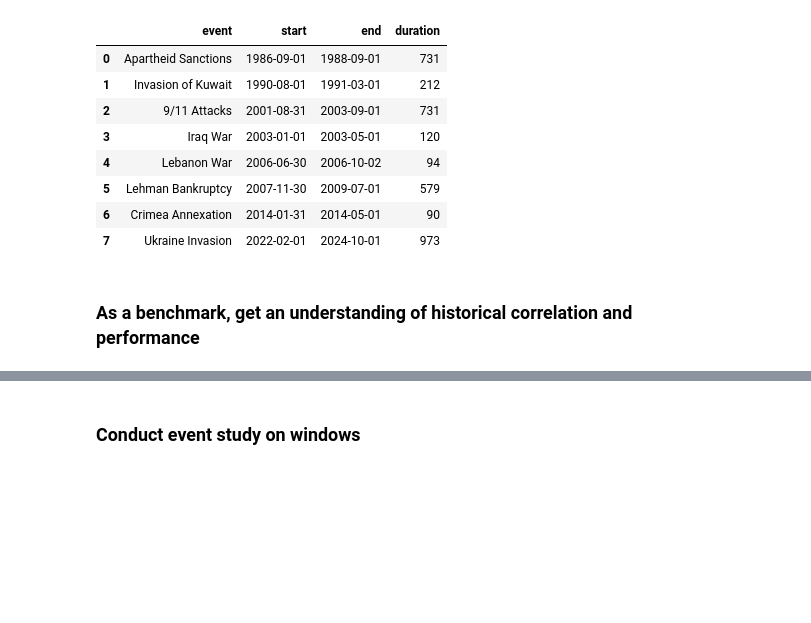
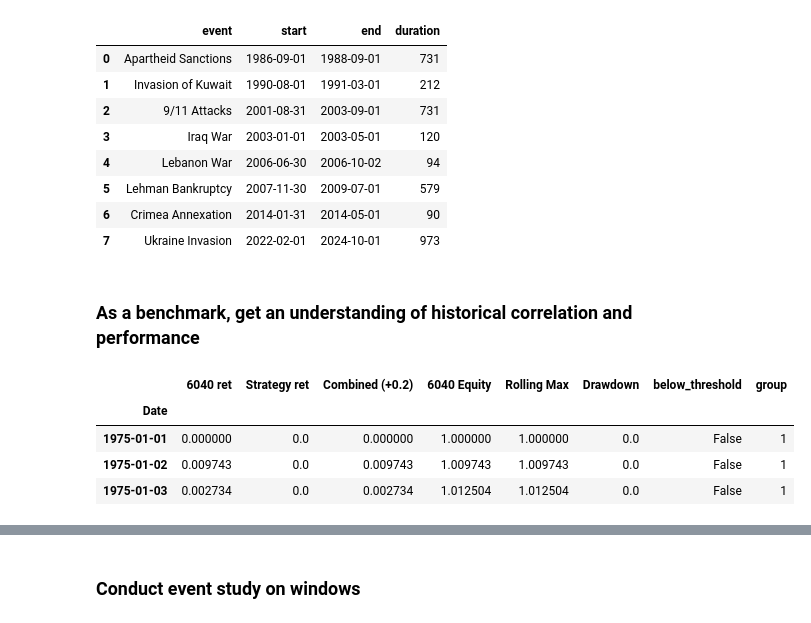
Before and after one commit to MarkAngeloMP/Low-Tide-Capital-Management, a Jupyter notebook: src/event_study.ipynb, the cells around one changed output, grey strips where cells are left out. Saved outputs shown, nothing was run; the diff lists cells and outputs as text; code cells hidden in the pictures; blank space fills up the shorter version.

Commit message:
updated rolling_corr function and created a script for event study

```diff
--- a/src/event_study.ipynb
+++ b/src/event_study.ipynb
@@ -136,3 +134,12 @@ pnl = pnl[['6040 ret', 'Strategy ret', 'Combined (+0.2)']]
+# %%
+display(pnl.iloc[0:3])
+pnl = pnl[['6040 ret', 'Strategy ret', 'Combined (+0.2)']]
+# %% [output]
+|  | 6040 ret | Strategy ret | Combined (+0.2) | 6040 Equity | Rolling Max | Drawdown | below_threshold | group |
+| Date |  |  |  |  |  |  |  |  |
+| 1975-01-01 | 0.000000 | 0.0 | 0.000000 | 1.000000 | 1.000000 | 0.0 | False | 1 |
+| 1975-01-02 | 0.009743 | 0.0 | 0.009743 | 1.009743 | 1.009743 | 0.0 | False | 1 |
+| 1975-01-03 | 0.002734 | 0.0 | 0.002734 | 1.012504 | 1.012504 | 0.0 | False | 1 |
 # %%
 all_res = {}
 res = get_metrics(pnl, plot=True, name='Full-Sample')
```
Also changed, not shown: parts of 3 cells of this notebook, 22 other files.
